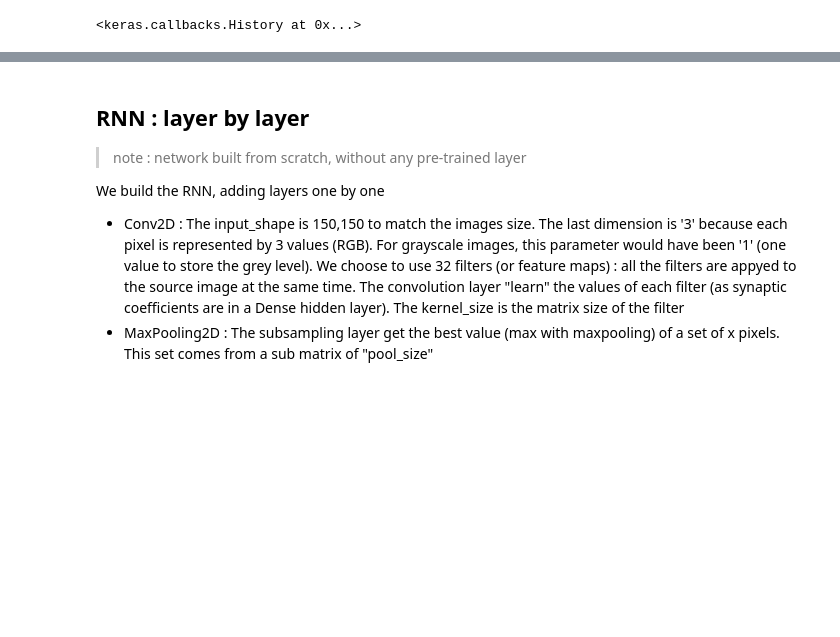
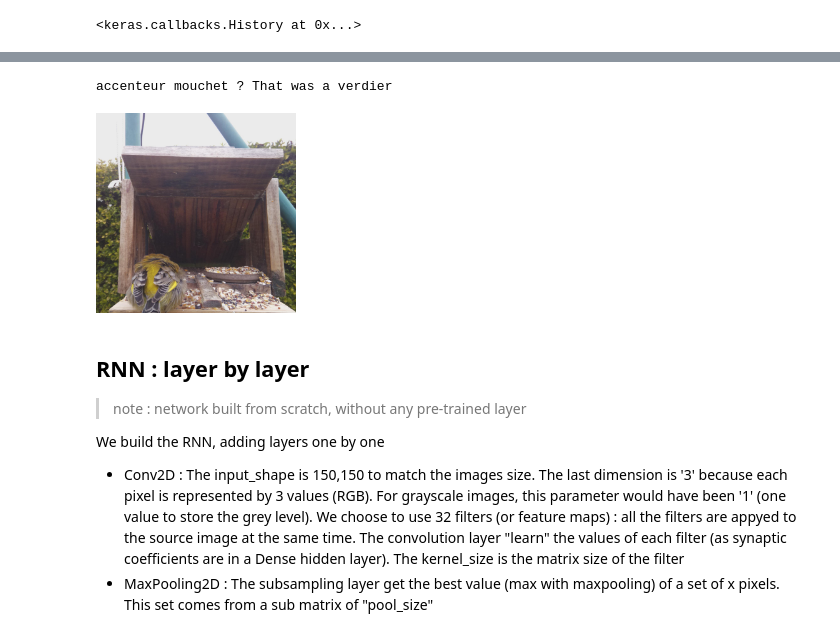
Before and after one commit to fabiolab/bigbrother_birdhouse, a Jupyter notebook: notebook/WTB.ipynb, the cells around one changed output, grey strips where cells are left out. Drawn from its saved outputs; the diff is of its cells as text; code cells hidden in the pictures; blank space fills up the shorter version.

```diff
--- a/notebook/WTB.ipynb
+++ b/notebook/WTB.ipynb
@@ -63,9 +62,3 @@ NUM_OF_TEST_SAMPLES = test_iterator.samples
-# %%
-# Map a prediction indice to a label
-mapper = { v:k for k,v in train_iterator.class_indices.items()}
-
-def get_human_prediction(model, input_picture_array):
-     return mapper.get([ idx[0] for idx, item in np.ndenumerate(model.predict(input_picture_array)[0]) if item == 1.0 ][0])
 # %%
 # This Keras Callbak saves the best model according to the accuracy metric
 filepath="../models/bestmodel-{epoch:02d}-{val_acc:.2f}.hdf5"
@@ -168,0 +237,11 @@ weighted avg       0.14      0.15      0.14      1084
+# %%
+from random import randint
+from keras.preprocessing.image import DirectoryIterator
+def get_random_image(image_iterator: DirectoryIterator) -> (str, str, int, dict):
+    picture_path = image_iterator.filenames[randint(0, len(image_iterator.filenames)-1)]
+    category = os.path.dirname(picture_path)
+    mapper = { v:k for k,v in image_iterator.class_indices.items()}
+
+    return os.path.join(image_iterator.directory, picture_path), category,  mapper
+
+get_random_image(test_iterator)
@@ -169,3 +265,12 @@ weighted avg       0.14      0.15      0.14      1084
+# %%
+picture_path, category, mapper = get_random_image(test_iterator)
+print(f"{predict(picture_path, mapper)} ? That was a {category}")
+
+import IPython.display
+IPython.display.display(IPython.display.Image(picture_path, width=200))
+# %% [output]
+accenteur mouchet ? That was a verdier
+[figure, added]
 # %% [markdown]
 ## RNN : layer by layer
 
```
Also changed, not shown: parts of 13 cells of this notebook.
